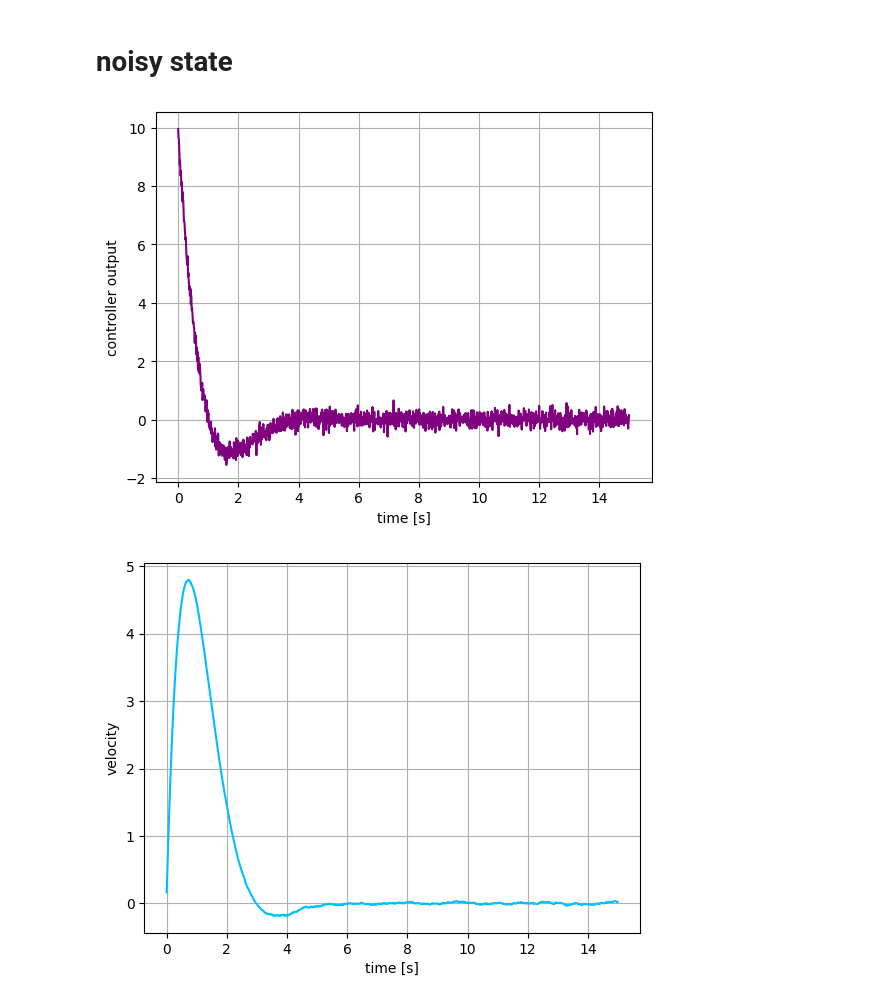
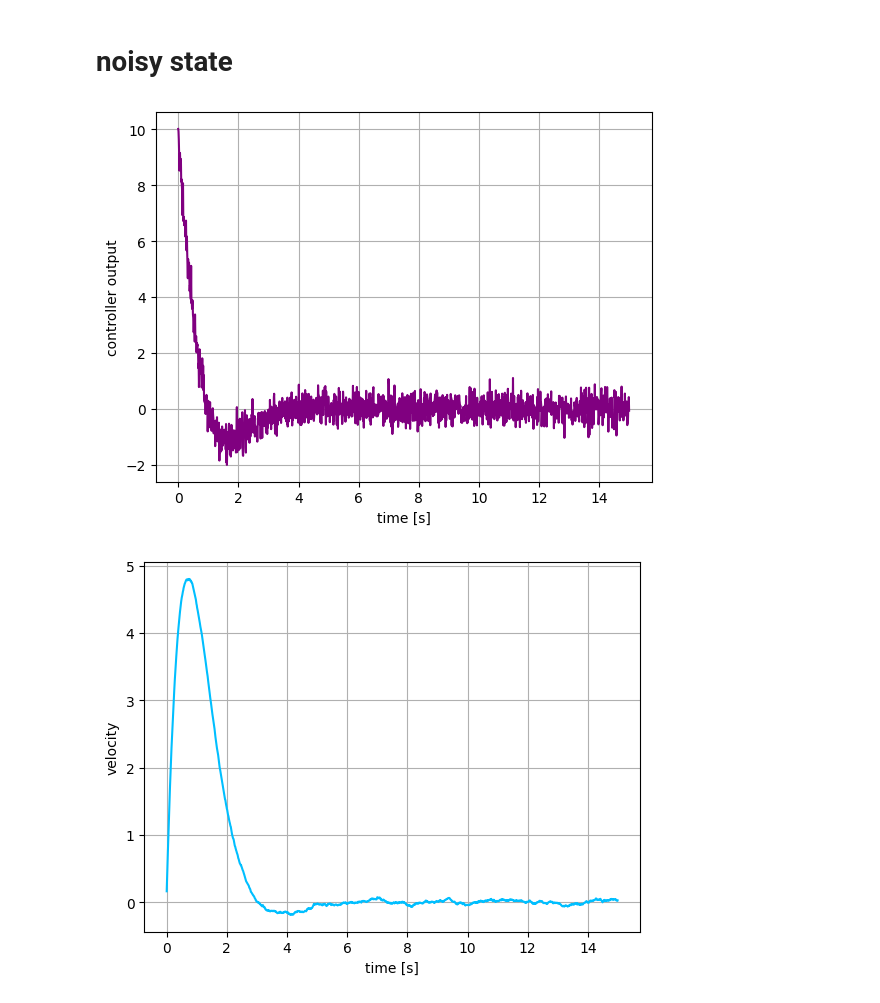
Before and after one commit to michalnand/libs_control, a Jupyter notebook: tutorials/01_lqr_servo.ipynb, the cells around one changed output. Cells and saved outputs as stored; diff of their text form; code cells hidden in the pictures.

```diff
--- a/tutorials/01_lqr_servo.ipynb
+++ b/tutorials/01_lqr_servo.ipynb
@@ -266,7 +266,7 @@ for i in range(steps):
     u = numpy.ones((1, 1))
 
     # !!! add noise for controller, to simulate sensor noise
-    x_noised = x + 0.1*numpy.random.randn(2, 1)
+    x_noised = x + 0.2*numpy.random.randn(2, 1)
 
     #apply LQR control law
     error = xr*g - x_noised
@@ -274,32 +274,32 @@ for i in range(steps):
 
     #dynamical system step
     dx = a@x + b@u
     x  = x + dx*dt
 
     u_result[i] = u[0][0]
     x_result[i] = x[:, 0]
 
 #plot response
 plt.clf()
 plt.ylabel("controller output")
 plt.xlabel("time [s]")
 plt.plot(t_result, u_result[:, 0], color="purple")
 plt.grid()
 plt.show()
 
 plt.clf()
 plt.ylabel("velocity")
 plt.xlabel("time [s]")
 plt.plot(t_result, x_result[:, 0], color="deepskyblue")
 plt.grid()
 plt.show()
 
 plt.clf()
 plt.ylabel("position")
 plt.xlabel("time [s]")
 plt.plot(t_result, x_result[:, 1], color="deepskyblue")
 plt.grid()
 plt.show()
 # %% [output]
-[figure, old version]
+[figure, new version]
-[figure, old version]
+[figure, new version]
```
Also changed, not shown: parts of 1 cell of this notebook, 8 other files.
